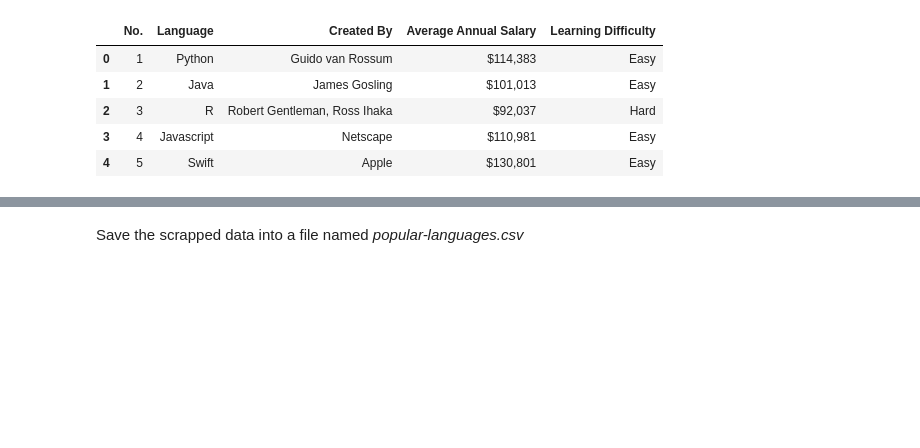
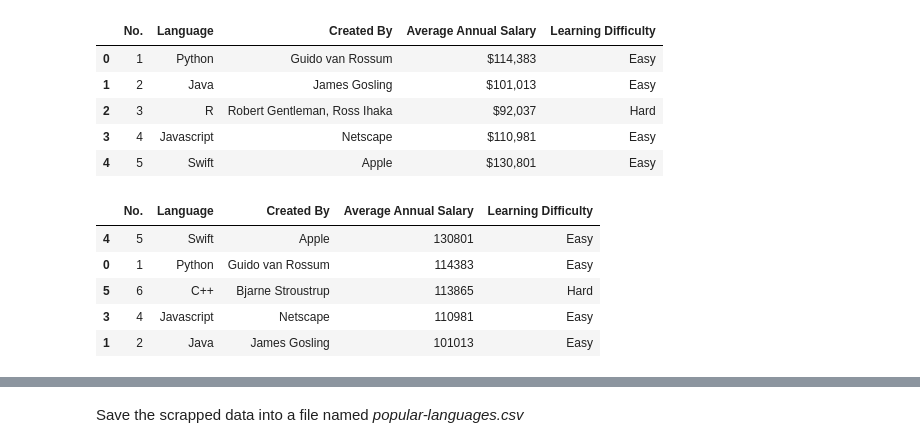
Before and after one commit to sonpn82/IBM-Data-analyst-capstone-project, a Jupyter notebook: Web-Scraping-Lab.ipynb, the cells around one changed output, grey strips where cells are left out. Saved outputs shown, nothing was run; the diff lists cells and outputs as text; code cells hidden in the pictures; blank space fills up the shorter version.

```diff
--- a/Web-Scraping-Lab.ipynb
+++ b/Web-Scraping-Lab.ipynb
@@ -56,3 +56,15 @@ df.head()
 | 2 | 3 | R | Robert Gentleman, Ross Ihaka | $92,037 | Hard |
 | 3 | 4 | Javascript | Netscape | $110,981 | Easy |
 | 4 | 5 | Swift | Apple | $130,801 | Easy |
+# %%
+df['Average Annual Salary'] = df['Average Annual Salary'].str.replace('$','').str.replace(',','')
+df['Average Annual Salary'] = pd.to_numeric(df['Average Annual Salary'])
+df2 = df.sort_values(by=['Average Annual Salary'],ascending=False)
+df2.head()
+# %% [output]
+|  | No. | Language | Created By | Average Annual Salary | Learning Difficulty |
+| 4 | 5 | Swift | Apple | 130801 | Easy |
+| 0 | 1 | Python | Guido van Rossum | 114383 | Easy |
+| 5 | 6 | C++ | Bjarne Stroustrup | 113865 | Hard |
+| 3 | 4 | Javascript | Netscape | 110981 | Easy |
+| 1 | 2 | Java | James Gosling | 101013 | Easy |
```
Also changed, not shown: parts of 1 cell of this notebook, 1 other file.
